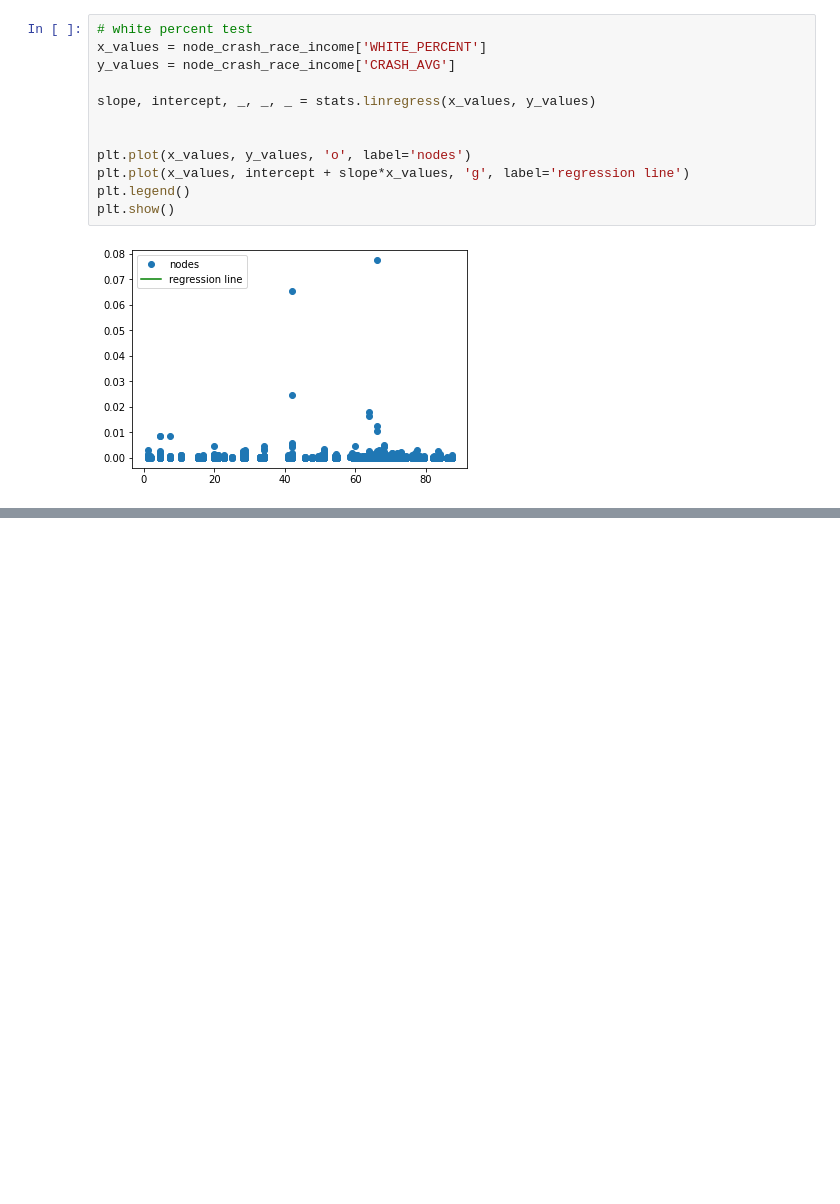
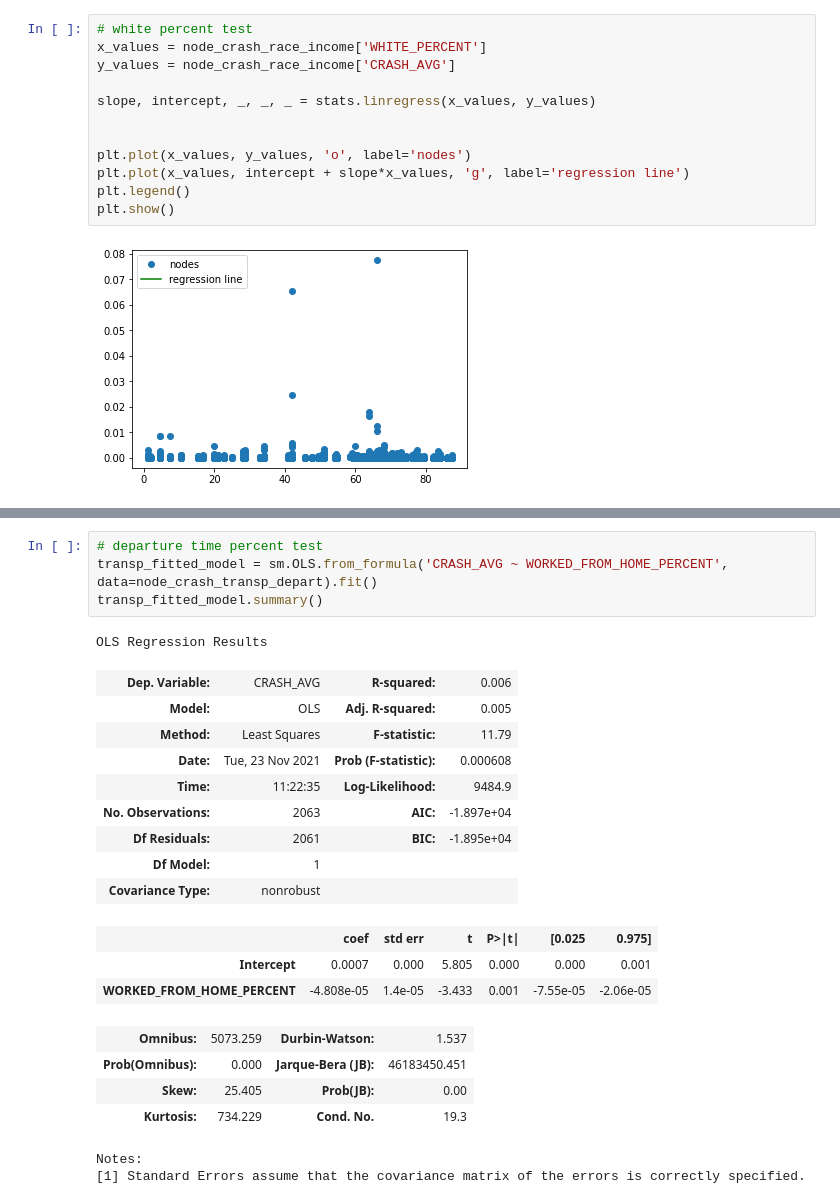
Before and after one commit to clyman23/spoke, a Jupyter notebook: notebooks/lizpysher/Correlation_Initial_Test.ipynb, the cells around one changed output, grey strips where cells are left out. Drawn from its saved outputs; the diff is of its cells as text; blank space fills up the shorter version.

```diff
--- a/notebooks/lizpysher/Correlation_Initial_Test.ipynb
+++ b/notebooks/lizpysher/Correlation_Initial_Test.ipynb
@@ -153,0 +220,24 @@ SpearmanrResult(correlation=nan, pvalue=nan)
+# %%
+# departure time percent test
+transp_fitted_model = sm.OLS.from_formula('CRASH_AVG ~ WORKED_FROM_HOME_PERCENT', data=node_crash_transp_depart).fit()
+transp_fitted_model.summary()
+# %% [output]
+OLS Regression Results
+| Dep. Variable: | CRASH_AVG | R-squared: | 0.006 |
+| Model: | OLS | Adj. R-squared: | 0.005 |
+| Method: | Least Squares | F-statistic: | 11.79 |
+| Date: | Tue, 23 Nov 2021 | Prob (F-statistic): | 0.000608 |
+| Time: | 11:22:35 | Log-Likelihood: | 9484.9 |
+| No. Observations: | 2063 | AIC: | -1.897e+04 |
+| Df Residuals: | 2061 | BIC: | -1.895e+04 |
+| Df Model: | 1 |  |  |
+| Covariance Type: | nonrobust |  |  |
+|  | coef | std err | t | P>|t| | [0.025 | 0.975] |
+| Intercept | 0.0007 | 0.000 | 5.805 | 0.000 | 0.000 | 0.001 |
+| WORKED_FROM_HOME_PERCENT | -4.808e-05 | 1.4e-05 | -3.433 | 0.001 | -7.55e-05 | -2.06e-05 |
+| Omnibus: | 5073.259 | Durbin-Watson: | 1.537 |
+| Prob(Omnibus): | 0.000 | Jarque-Bera (JB): | 46183450.451 |
+| Skew: | 25.405 | Prob(JB): | 0.00 |
+| Kurtosis: | 734.229 | Cond. No. | 19.3 |
+Notes:
+[1] Standard Errors assume that the covariance matrix of the errors is correctly specified.
```
Also changed, not shown: parts of 13 cells of this notebook, 5 other files.
